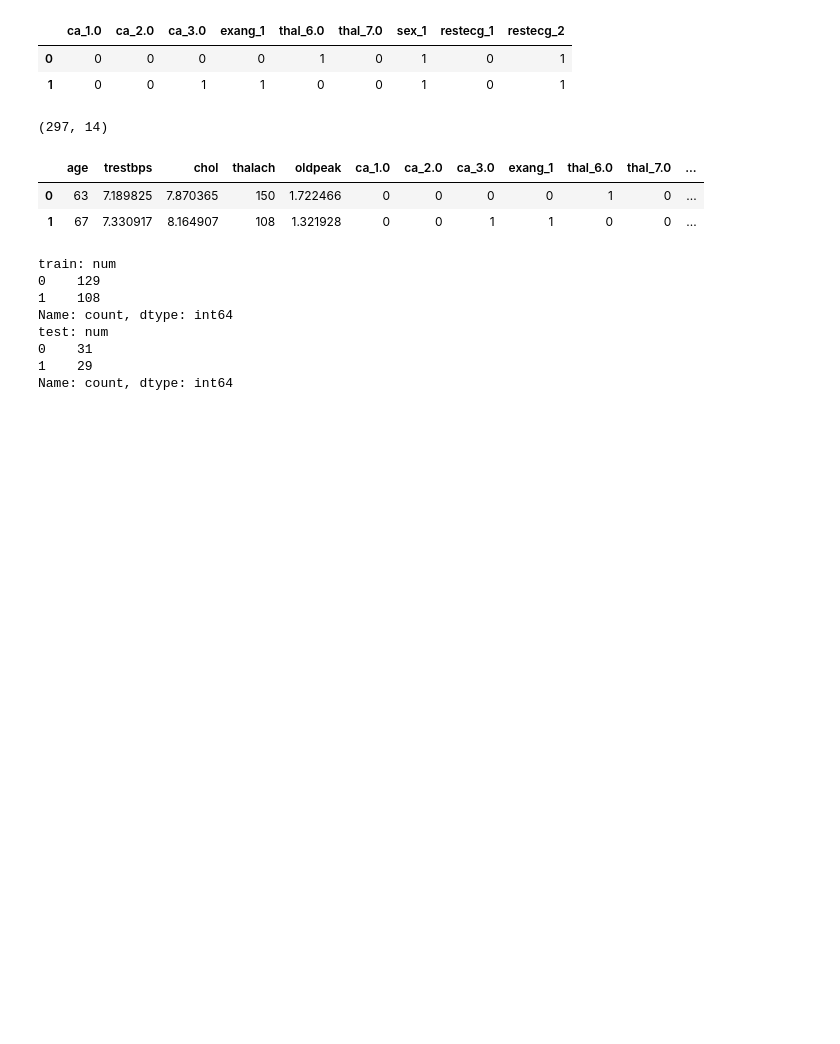
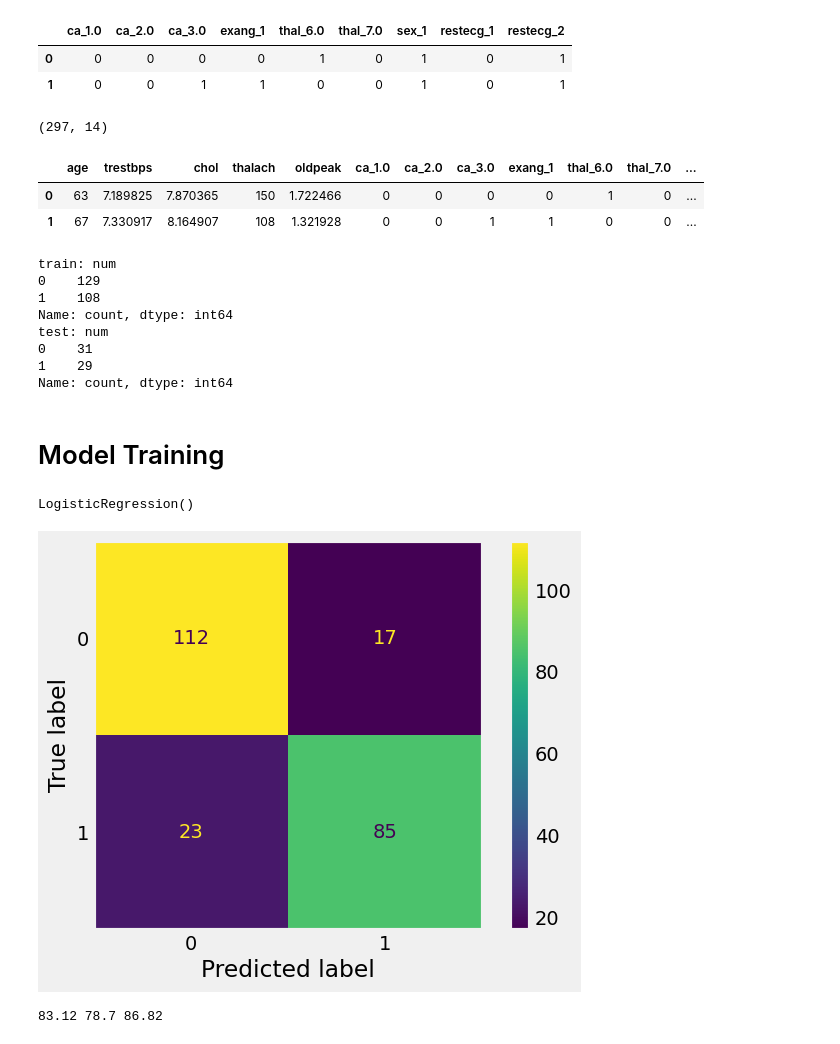
Before and after one commit to moscmh/heartdisease_by_logisticregression, a Jupyter notebook: heart.ipynb, the cells around one changed output. Saved outputs shown, nothing was run; the diff lists cells and outputs as text; code cells hidden in the pictures; blank space fills up the shorter version.

Commit message:
Define function for metrics.

```diff
--- a/heart.ipynb
+++ b/heart.ipynb
@@ -315,3 +316,33 @@ test: num
 0    31
 1    29
 Name: count, dtype: int64
+# %% [markdown]
+# Model Training<a id='train'></a>
+# %%
+# Model fitting
+lm = LogisticRegression()
+lm.fit(X_train_scaled, y_train)
+# %% [output]
+LogisticRegression()
+# %%
+# Model evaluation
+# Overall accuracy
+y_pred_train = lm.predict(X_train_scaled)
+accuracy = round(accuracy_score(y_train, y_pred_train)*100, 2)
+# Sensitivity
+tp = sum((y_train==1) & (y_pred_train==1))
+fn = sum((y_train==1) & (y_pred_train==0))
+sensitivity = round(100 * tp / (tp + fn), 2)
+# Specificity
+tn = sum((y_train==0) & (y_pred_train==0))
+fp = sum((y_train==0) & (y_pred_train==1))
+specificity = round(100 * tn / (tn + fp), 2)
+# Display confusion matrix
+ConfusionMatrixDisplay(confusion_matrix=confusion_matrix(y_train, y_pred_train)).plot()
+plt.grid(False)
+plt.show()
+# Print all metrics
+print(accuracy, sensitivity, specificity)
+# %% [output]
+[figure, added]
+83.12 78.7 86.82
```
Also changed, not shown: parts of 3 cells of this notebook.
